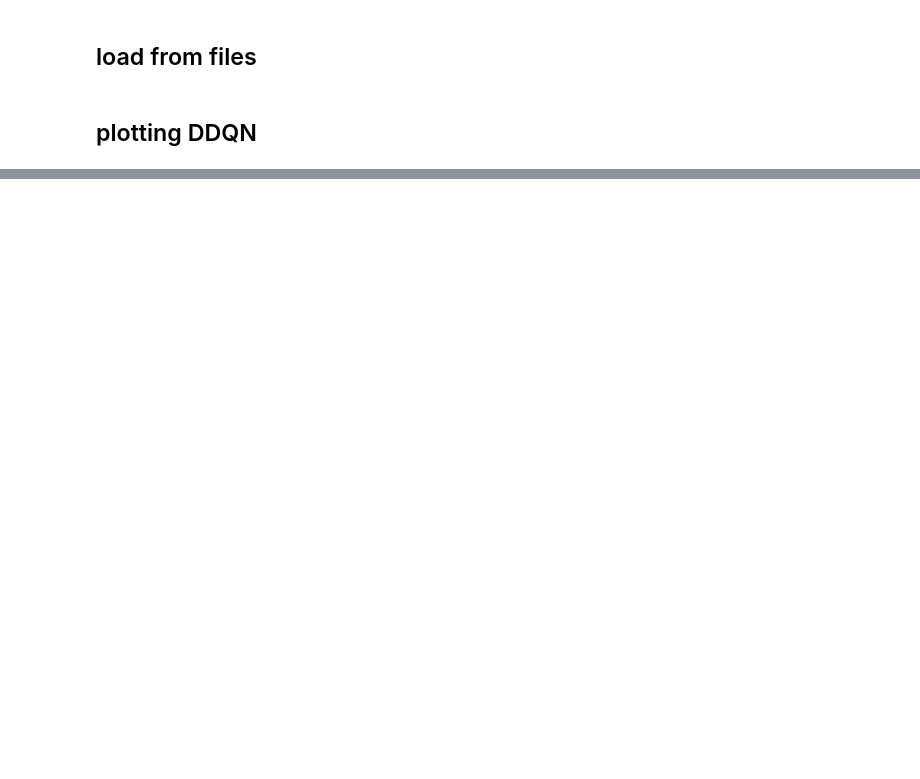
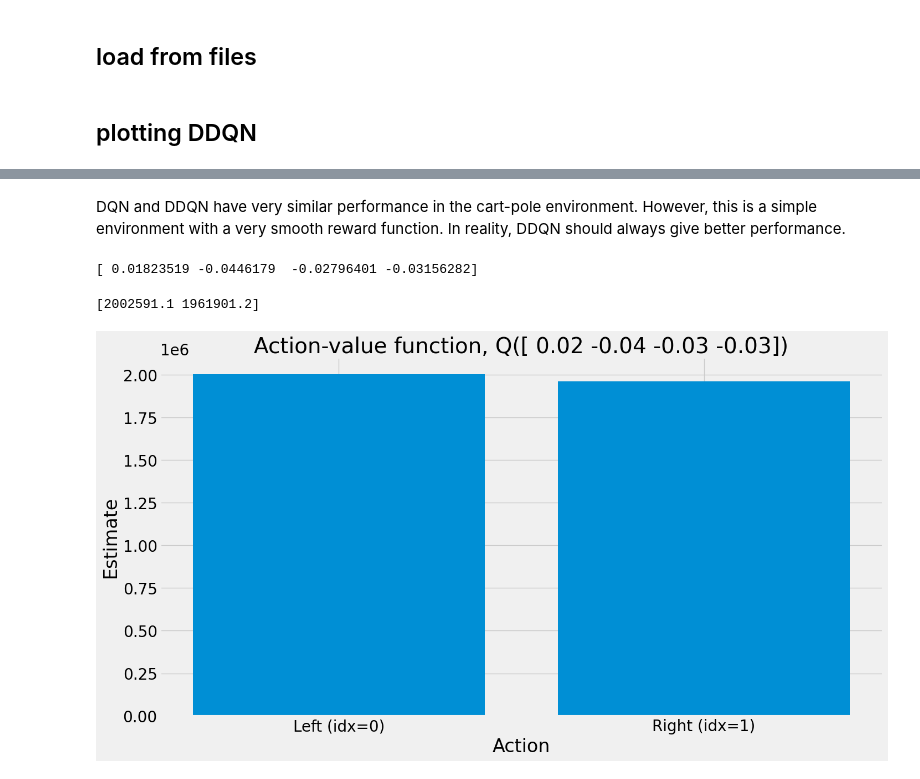
Before and after one commit to romenlaw/RL-playground, a Jupyter notebook: rl_playground4.ipynb, the cells around one changed output, grey strips where cells are left out. Cells and saved outputs as stored; diff of their text form; code cells hidden in the pictures; blank space fills up the shorter version.

```diff
--- a/rl_playground4.ipynb
+++ b/rl_playground4.ipynb
@@ -2222,0 +2257,27 @@ plt.show()
+# %% [markdown]
+DQN and DDQN have very similar performance in the cart-pole environment. However, this is a simple environment with a very smooth reward function. In reality, DDQN should always give better performance.
+# %%
+env = make_env_fn(**make_env_kargs, seed=123, monitor_mode='evaluation')
+state = env.reset()
+env.close()
+del env
+print(state)
+# %% [output]
+[ 0.01823519 -0.0446179  -0.02796401 -0.03156282]
+# %%
+q_values = ddqn_agents[best_ddqn_agent_key].online_model(state).detach().cpu().numpy()[0]
+print(q_values)
+# %% [output]
+[2002591.1 1961901.2]
+# %%
+q_s = q_values
+v_s = q_values.mean()
+a_s = q_values - q_values.mean()
+# %%
+plt.bar(('Left (idx=0)','Right (idx=1)'), q_s)
+plt.xlabel('Action')
+plt.ylabel('Estimate')
+plt.title("Action-value function, Q(" + str(np.round(state,2)) + ")")
+plt.show()
+# %% [output]
+[figure, added]
```
Also changed, not shown: parts of 9 cells of this notebook.
